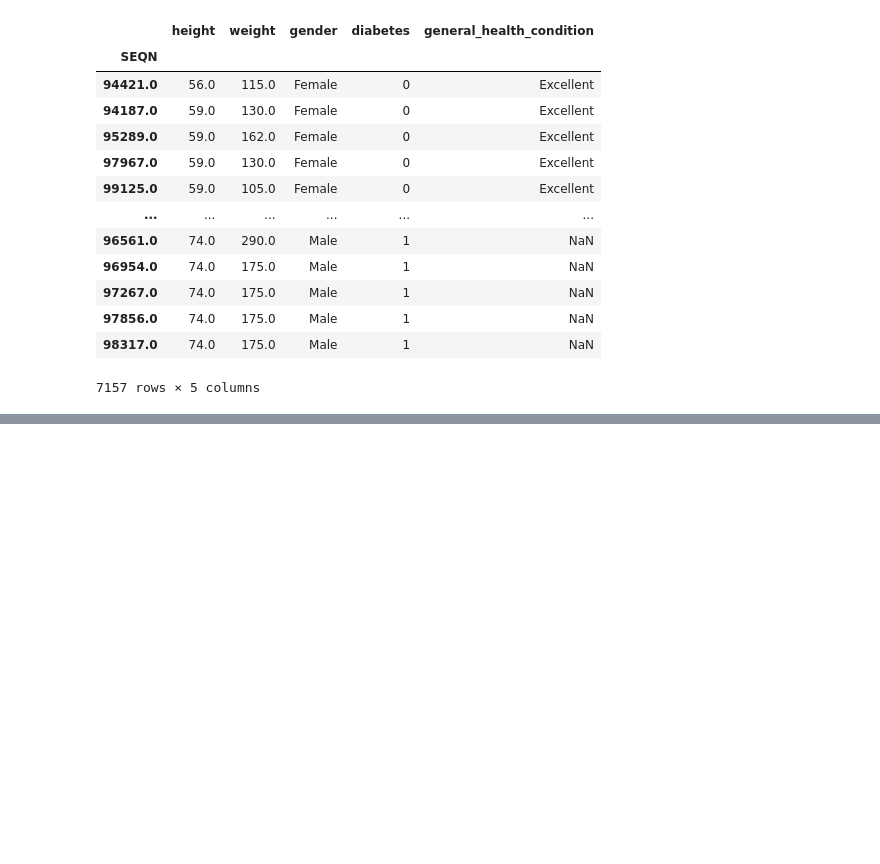
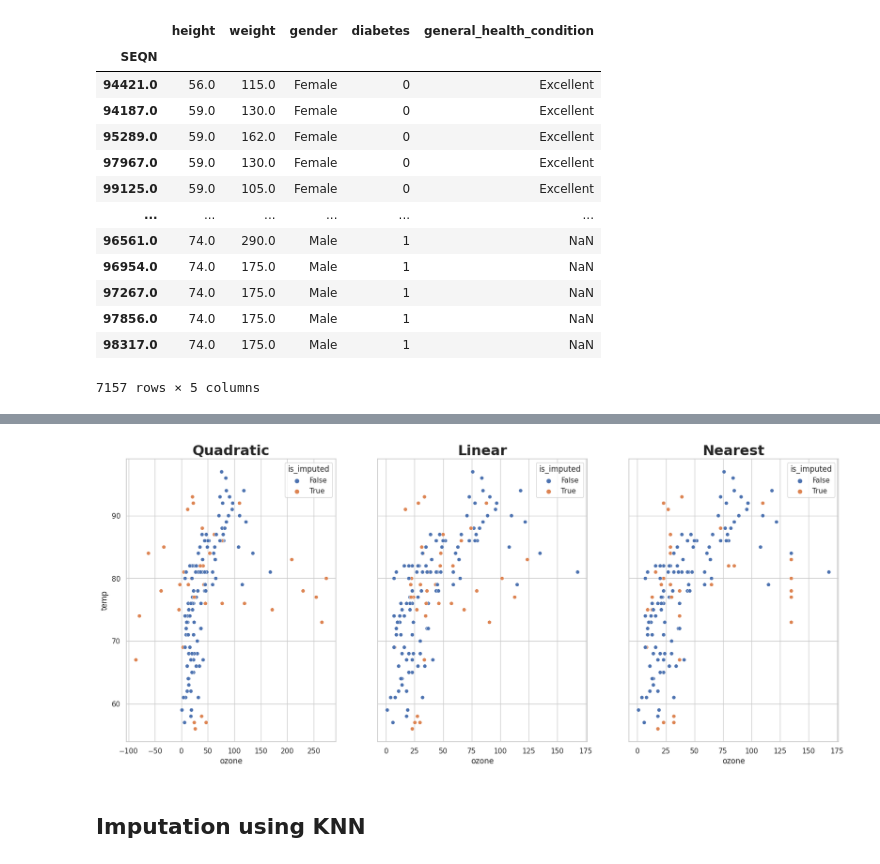
Before and after one commit to AleexSilva/Training-DataImputation, a Jupyter notebook: DataImput.ipynb, the cells around one changed output, grey strips where cells are left out. Cells and saved outputs as stored; diff of their text form; code cells hidden in the pictures; blank space fills up the shorter version.

Commit message:
Imputation using KNN

```diff
--- a/DataImput.ipynb
+++ b/DataImput.ipynb
@@ -831,0 +836,6 @@ plt.figure(figsize=(20,10))
+# %%
+airquality_df['ozone2']= (
+    airquality_df
+    .ozone
+    .interpolate(method='linear')
+)
@@ -831,0 +859,51 @@ plt.figure(figsize=(20,10))
+# %%
+fig, ax = plt.subplots(1,3,figsize=(20,8), sharey=True)
+(
+    airquality_df
+    .select_columns('ozone','temp')
+    .missing.bind_shadow_matrix(True, False, suffix= "_imp")
+    .assign(
+        ozone = lambda df: df.ozone.interpolate(method='quadratic')
+    ).missing.scatter_imputation_plot(
+        x="ozone",
+        y="temp",
+        # show_marginal = True,
+        # ozone = 10,
+        ax=ax[0]
+    )
+),
+(
+    airquality_df
+    .select_columns('ozone','temp')
+    .missing.bind_shadow_matrix(True, False, suffix= "_imp")
+    .assign(
+        ozone = lambda df: df.ozone.interpolate(method='linear')
+    ).missing.scatter_imputation_plot(
+        x="ozone",
+        y="temp",
+        # show_marginal = True,
+        # ozone = 10,
+        ax=ax[1]
+    )
+),
+(
+    airquality_df
+    .select_columns('ozone','temp')
+    .missing.bind_shadow_matrix(True, False, suffix= "_imp")
+    .assign(
+        ozone = lambda df: df.ozone.interpolate(method='nearest')
+    ).missing.scatter_imputation_plot(
+        x="ozone",
+        y="temp",
+        # show_marginal = True,
+        # ozone = 10,
+        ax=ax[2]
+    )
+),
+ax[0].set_title("Quadratic", fontsize =22, fontweight='bold')
+ax[1].set_title("Linear", fontsize =22, fontweight='bold')
+ax[2].set_title("Nearest", fontsize =22, fontweight='bold');
+# %% [output]
+[figure, added]
+# %% [markdown]
+## Imputation using KNN
```
Also changed, not shown: parts of 28 cells of this notebook.
